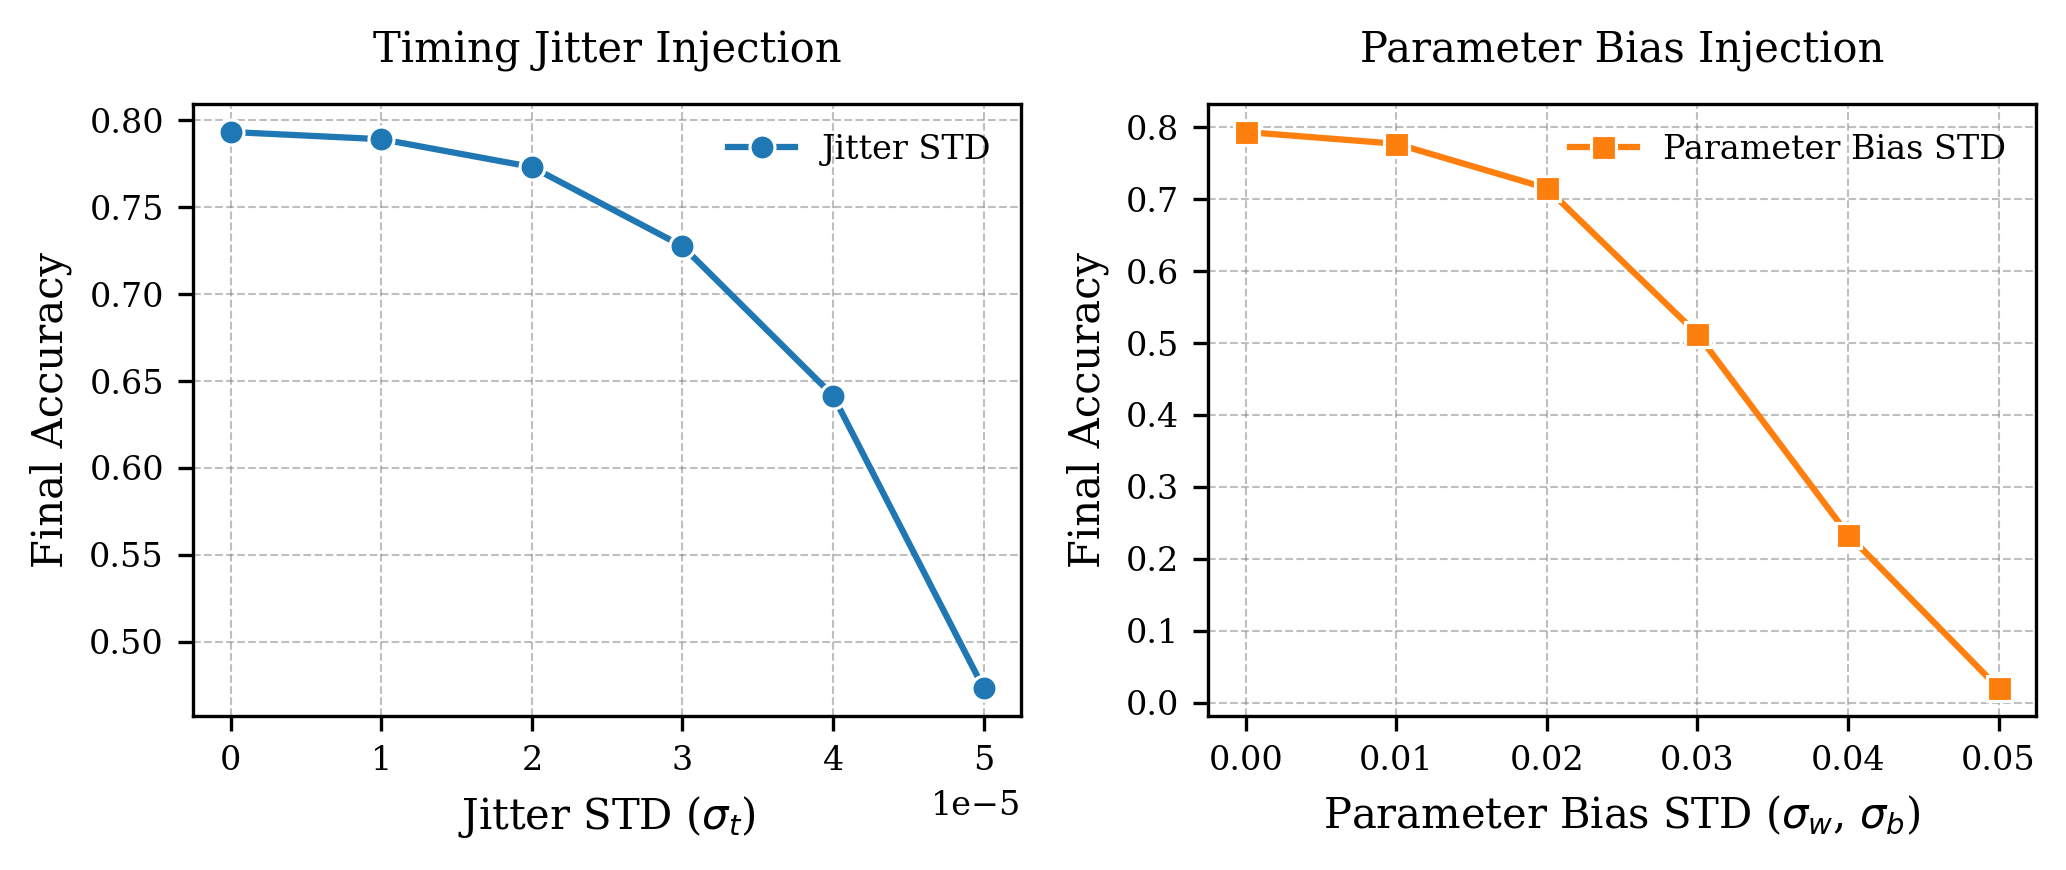
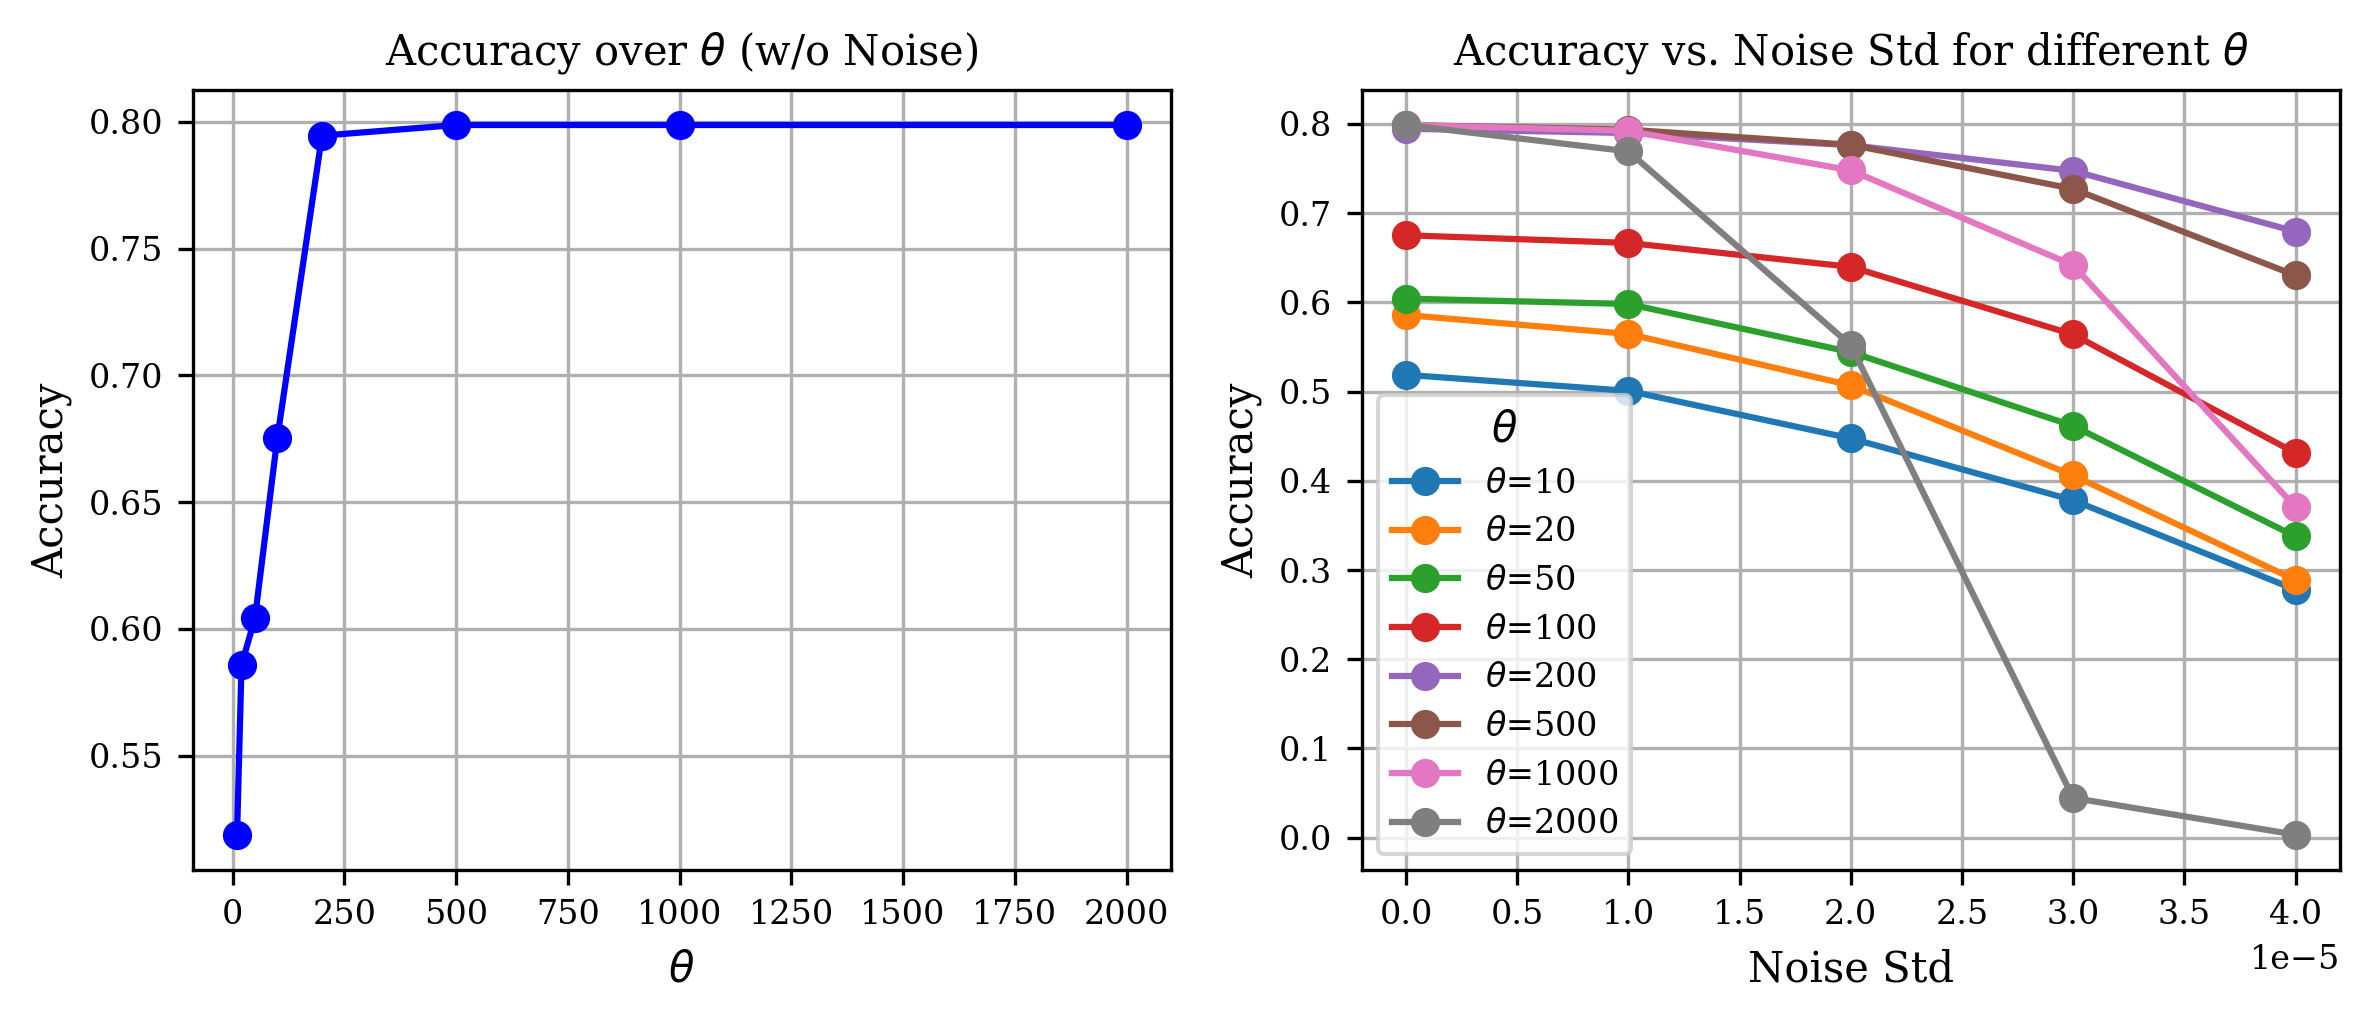
The notebook cell's code change between the first figure and the second:
--- before
+++ after
@@ -1,94 +1,41 @@
 import pandas as pd
-import numpy as np
 import matplotlib.pyplot as plt
-import seaborn as sns
 
-# 1. 데이터 불러오기
-file_path = "./wandb-theta-std.csv"  # 실제 파일 경로로 변경
-df = pd.read_csv(file_path)
+# 데이터 로드
+df = pd.read_csv("wandb-theta-std.csv")
 
-Y_COL = "Final Accuracy"      
-GROUP_COL = "Name"            
+# 혹시 모를 타입 오류를 방지하기 위해 숫자형으로 변환
+df['theta'] = pd.to_numeric(df['theta'], errors='coerce')
+df['noise_std'] = pd.to_numeric(df['noise_std'], errors='coerce')
+df['Final Accuracy'] = pd.to_numeric(df['Final Accuracy'], errors='coerce')
 
-# 2. 그룹 분류 함수
-def categorize_method(run_name):
-    run_name = str(run_name).lower()
-    if 'weight-bias-std' in run_name:
-        return 'Weight-Bias STD'
-    elif 'std' in run_name:
-        return 'Standard STD'
-    else:
-        return 'Other'
+# 관련 열에 결측치가 있는 행 제거
+df = df.dropna(subset=['theta', 'noise_std', 'Final Accuracy'])
 
-df['Method'] = df[GROUP_COL].apply(categorize_method)
+# 1x2 형태의 서브플롯 생성
+fig, (ax1, ax2) = plt.subplots(1, 2, figsize=(8, 3.5))
 
-# ---------------------------------------------------------
-# 💡 핵심 포인트: 데이터를 그룹별로 분리하고 결측치 제거
-# ---------------------------------------------------------
-df_std = df[df['Method'] == 'Standard STD'].copy()
-df_wb = df[df['Method'] == 'Weight-Bias STD'].copy()
+# --- 첫 번째 서브플롯 (왼쪽): noise_std == 0 일 때 theta에 따른 정확도 ---
+df_zero_noise = df[df['noise_std'] == 0.0].sort_values(by='theta')
+ax1.plot(df_zero_noise['theta'], df_zero_noise['Final Accuracy'], marker='o', linestyle='-', color='b')
+ax1.set_title(f'Accuracy over Threshold $\\theta$ (w/o Noise)')
+ax1.set_xlabel('$\\theta$')
+ax1.set_ylabel('Accuracy')
+ax1.grid(True)
 
-# 각 그래프에 필요한 x축 데이터가 없는 행(NaN)은 안전하게 제외
-df_std = df_std.dropna(subset=['noise_std', Y_COL])
-df_wb = df_wb.dropna(subset=['bias_noise_std', Y_COL])
+# --- 두 번째 서브플롯 (오른쪽): theta별 noise_std에 따른 정확도 ---
+thetas = df['theta'].unique()
+for t in sorted(thetas):
+    # 각 theta 값에 대해 noise_std를 기준으로 정렬
+    df_t = df[df['theta'] == t].sort_values(by='noise_std')
+    ax2.plot(df_t['noise_std'], df_t['Final Accuracy'], marker='o', linestyle='-', label=f'$\\theta$={t}')
 
-# 3. NeurIPS 논문용 Matplotlib 스타일 설정
-plt.rcParams.update({
-    "font.family": "serif",
-    "font.size": 10,
-    "axes.titlesize": 10,
-    "axes.labelsize": 10,
-    "xtick.labelsize": 8,
-    "ytick.labelsize": 8,
-    "legend.fontsize": 8,
-    "figure.dpi": 300,
-    "savefig.dpi": 300,
-    "axes.grid": True
-})
+ax2.set_title(f'Accuracy vs. Noise Std for different $\\theta$')
+ax2.set_xlabel('Noise Std')
+ax2.set_ylabel('Accuracy')
+ax2.legend(title='$Threshold$')
+ax2.grid(True)
 
-# 4. 그래프 그리기 (1행 2열 구조, 가로로 넓게 배치)
-fig, axes = plt.subplots(1, 2, figsize=(7, 3))
-
-# --- 첫 번째 그래프: Standard STD ---
-sns.lineplot(
-    data=df_std,
-    x='noise_std',
-    y=Y_COL,
-    color='#1f77b4',             # 기본 파란색
-    marker='o',
-    linewidth=1.5,
-    markersize=6,
-    ax=axes[0],
-    errorbar=('ci', 95),
-    label='Jitter STD'
-)
-axes[0].set_xlabel(r'Jitter STD ($\sigma_t$)')
-axes[0].set_ylabel('Final Accuracy')
-axes[0].set_title('Timing Jitter Injection', pad=10)
-
-# --- 두 번째 그래프: Parameter Bias STD ---
-sns.lineplot(
-    data=df_wb,
-    x='bias_noise_std',
-    y=Y_COL,
-    color='#ff7f0e',             # 기본 주황색
-    marker='s',
-    linewidth=1.5,
-    markersize=6,
-    ax=axes[1],
-    errorbar=('ci', 95),
-    label='Parameter Bias STD'
-)
-axes[1].set_xlabel(r'Parameter Bias STD ($\sigma_w$, $\sigma_b$)')
-axes[1].set_ylabel('Final Accuracy')
-axes[1].set_title('Parameter Bias Injection', pad=10)
-
-# 5. 그리드 및 범례 등 공통 스타일 조정
-for ax in axes:
-    ax.grid(color='gray', linestyle='--', linewidth=0.5, alpha=0.5)
-    ax.legend(frameon=False)
-
-# 6. PDF로 저장
 plt.tight_layout()
-plt.savefig('separated_std_performance.pdf', format='pdf', bbox_inches='tight')
 plt.show()
+# plt.savefig('accuracy_plot.png') # 이미지로 저장하려면 이 주석을 해제하세요.

Commit: wrap up